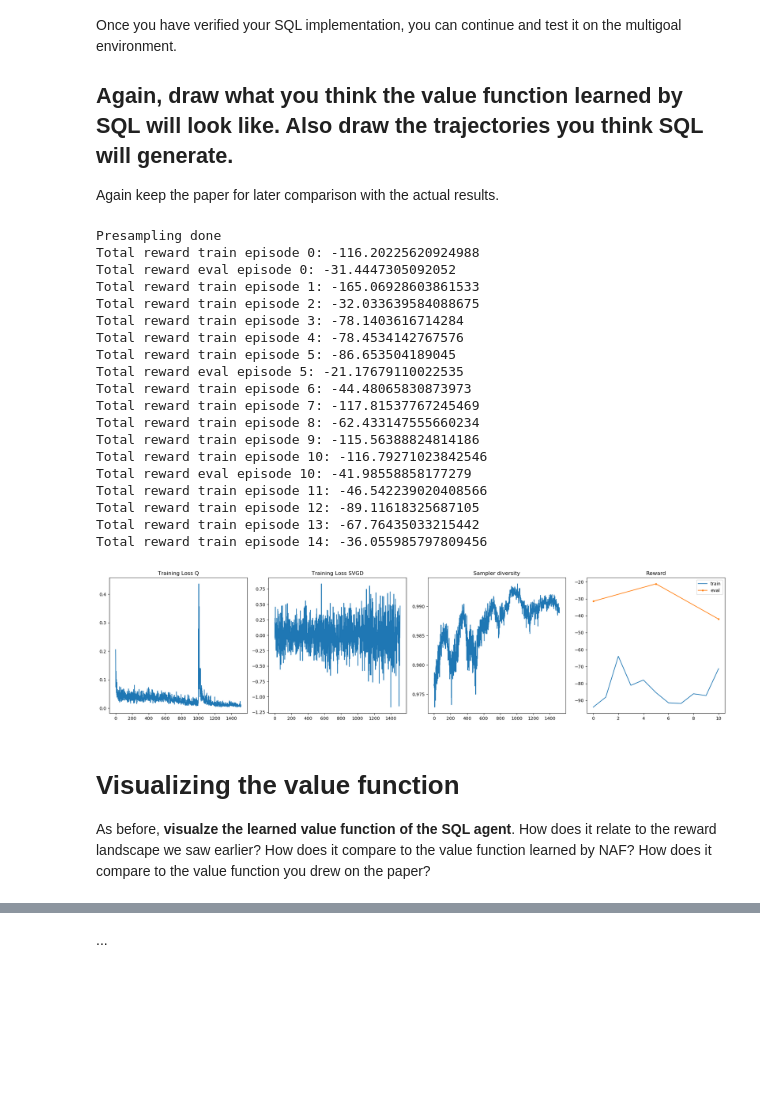
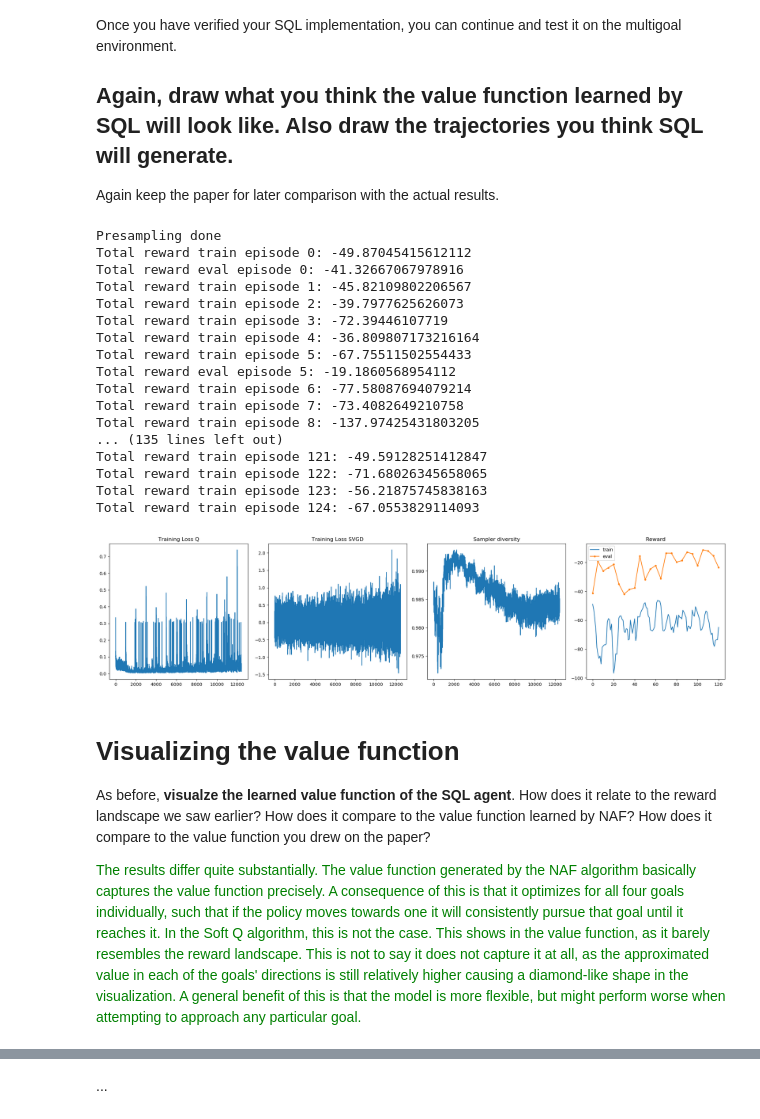
Before and after one commit to wmeijer221/wasp_rl_lab, a Jupyter notebook: Lab_programming.ipynb, the cells around one changed output, grey strips where cells are left out. Drawn from its saved outputs; the diff is of its cells as text; code cells hidden in the pictures; blank space fills up the shorter version.

```diff
--- a/Lab_programming.ipynb
+++ b/Lab_programming.ipynb
@@ -872,30 +843,31 @@ Once you have verified your SQL implementation, you can continue and test it on
 Again keep the paper for later comparison with the actual results.
 # %%
 multigoal_env = MultiGoalEnv()
-sql_agent_multigoal = sql_algo(multigoal_env, n_particles=128, train_episodes=15, batch_size=32)
+sql_agent_multigoal = sql_algo(multigoal_env, n_particles=128, batch_size=32, train_episodes=125)
 # %% [output]
 Presampling done
-Total reward train episode 0: -116.20225620924988
-Total reward eval episode 0: -31.4447305092052
-Total reward train episode 1: -165.06928603861533
-Total reward train episode 2: -32.033639584088675
-Total reward train episode 3: -78.1403616714284
-Total reward train episode 4: -78.4534142767576
-Total reward train episode 5: -86.653504189045
-Total reward eval episode 5: -21.17679110022535
-Total reward train episode 6: -44.48065830873973
-Total reward train episode 7: -117.81537767245469
-Total reward train episode 8: -62.433147555660234
-Total reward train episode 9: -115.56388824814186
-Total reward train episode 10: -116.79271023842546
-Total reward eval episode 10: -41.98558858177279
-Total reward train episode 11: -46.542239020408566
-Total reward train episode 12: -89.11618325687105
-Total reward train episode 13: -67.76435033215442
-Total reward train episode 14: -36.055985797809456
+Total reward train episode 0: -49.87045415612112
+Total reward eval episode 0: -41.32667067978916
+Total reward train episode 1: -45.82109802206567
+Total reward train episode 2: -39.7977625626073
+Total reward train episode 3: -72.39446107719
+Total reward train episode 4: -36.809807173216164
+Total reward train episode 5: -67.75511502554433
+Total reward eval episode 5: -19.1860568954112
+Total reward train episode 6: -77.58087694079214
+Total reward train episode 7: -73.4082649210758
+Total reward train episode 8: -137.97425431803205
+... (135 lines left out)
+Total reward train episode 121: -49.59128251412847
+Total reward train episode 122: -71.68026345658065
+Total reward train episode 123: -56.21875745838163
+Total reward train episode 124: -67.0553829114093
-[figure, old version]
+[figure, new version]
 # %% [markdown]
 # Visualizing the value function
 As before, **visualze the learned value function of the SQL agent**. How does it relate to the reward landscape we saw earlier? How does it compare to the value function learned by NAF? How does it compare to the value function you drew on the paper?
+
+<span style="color:green">The results differ quite substantially. The value function generated by the NAF algorithm basically captures the value function precisely. A consequence of this is that it optimizes for all four goals individually, such that if the policy moves towards one it will consistently pursue that goal until it reaches it. In the Soft Q algorithm, this is not the case. This shows in the value function, as it barely resembles the reward landscape. This is not to say it does not capture it at all, as the approximated value in each of the goals' directions is still relatively higher causing a diamond-like shape in the visualization. A general benefit of this is that the model is more flexible, but might perform worse when attempting to approach any particular goal.
+</span>
 # %%
 # YOUR CODE HERE
```
Also changed, not shown: parts of 12 cells of this notebook.
